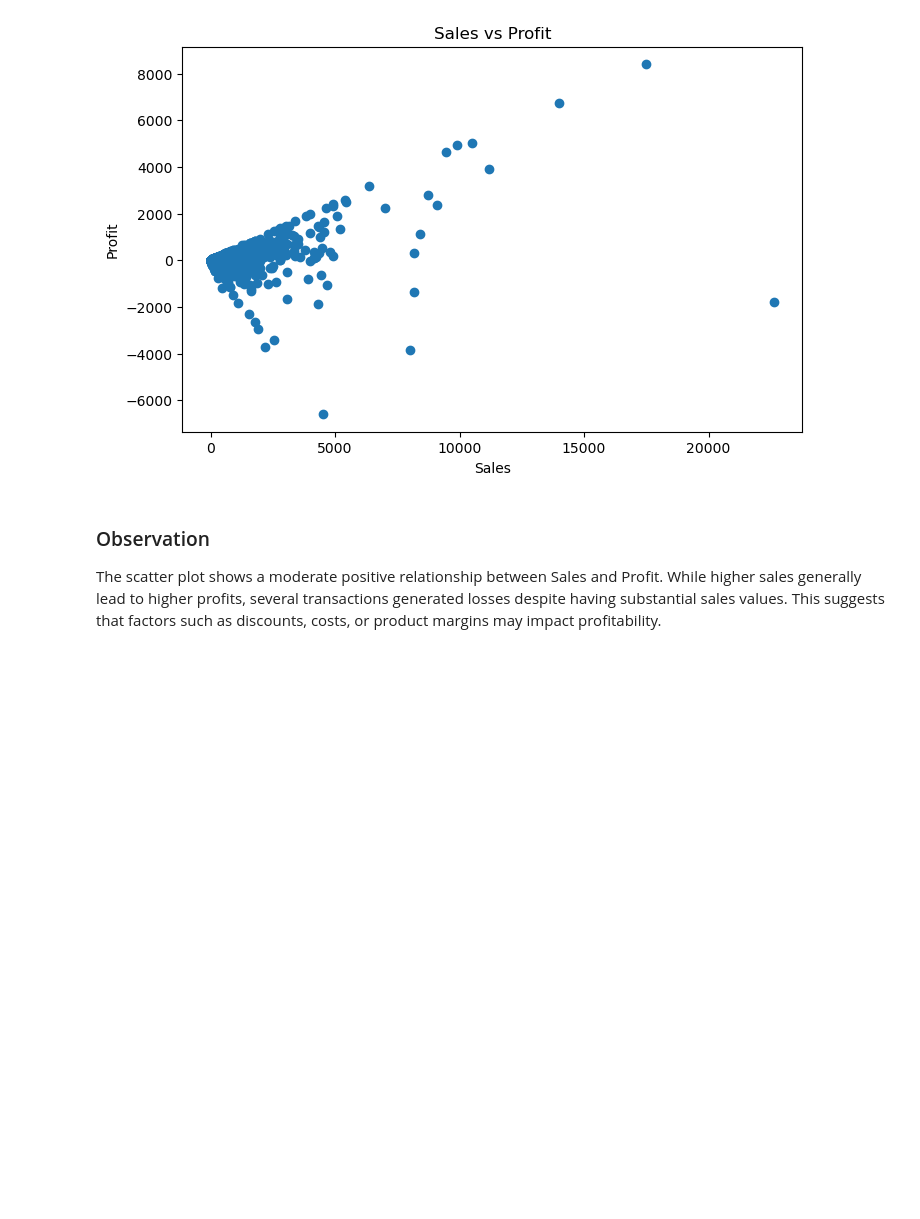
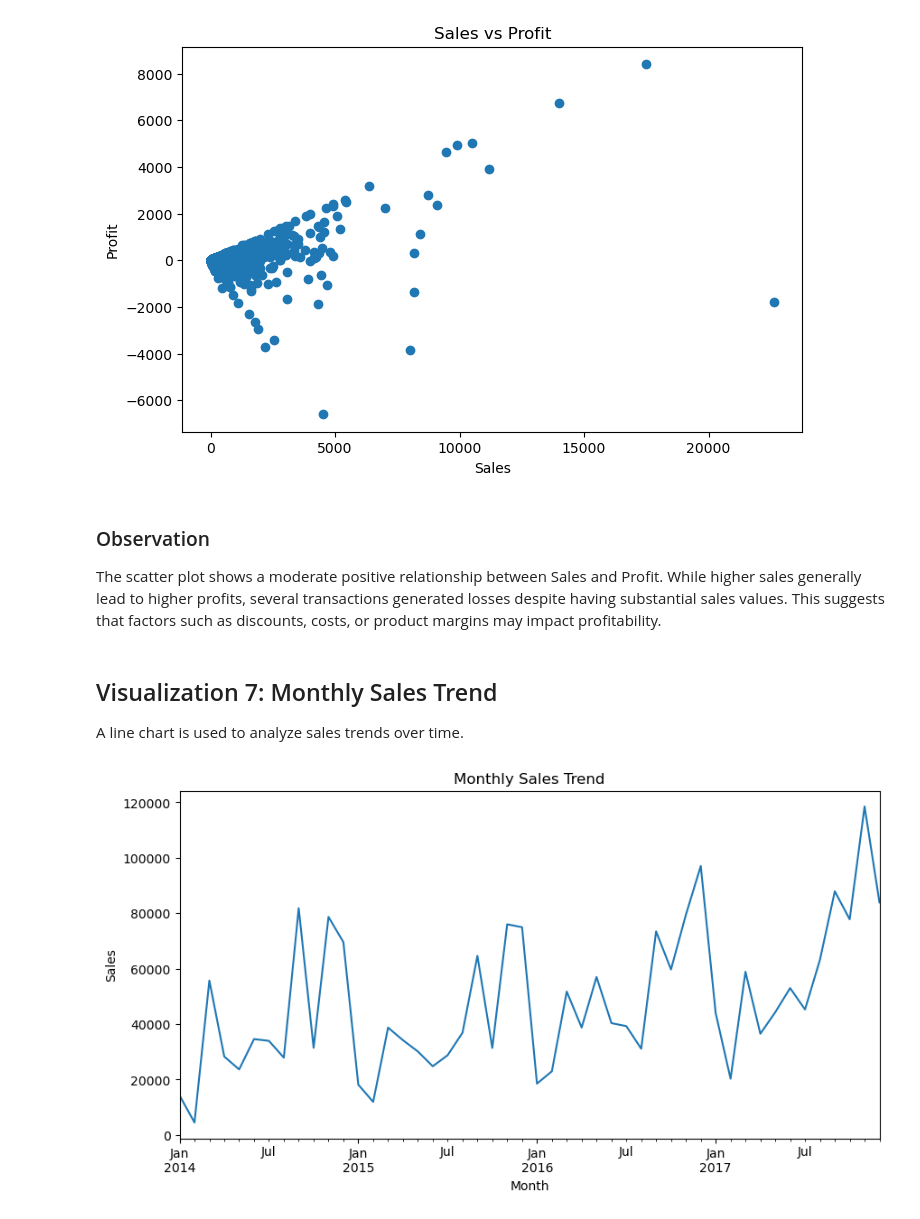
Before and after one commit to darapuharika457-design/apexplanet-data-analytics, a Jupyter notebook: Task1_Data_Loading_and_EDA.ipynb, the cells around one changed output. Drawn from its saved outputs; the diff is of its cells as text; code cells hidden in the pictures; blank space fills up the shorter version.

```diff
--- a/Task1_Data_Loading_and_EDA.ipynb
+++ b/Task1_Data_Loading_and_EDA.ipynb
@@ -455,3 +455,19 @@ plt.show()
 ### Observation
 
 The scatter plot shows a moderate positive relationship between Sales and Profit. While higher sales generally lead to higher profits, several transactions generated losses despite having substantial sales values. This suggests that factors such as discounts, costs, or product margins may impact profitability.
+# %% [markdown]
+## Visualization 7: Monthly Sales Trend
+
+A line chart is used to analyze sales trends over time.
+# %%
+monthly_sales = df.groupby(df['Order Date'].dt.to_period('M'))['Sales'].sum()
+
+monthly_sales.plot(figsize=(10,5))
+
+plt.title('Monthly Sales Trend')
+plt.xlabel('Month')
+plt.ylabel('Sales')
+
+plt.show()
+# %% [output]
+[figure, added]
```
Also changed, not shown: parts of 3 cells of this notebook.
